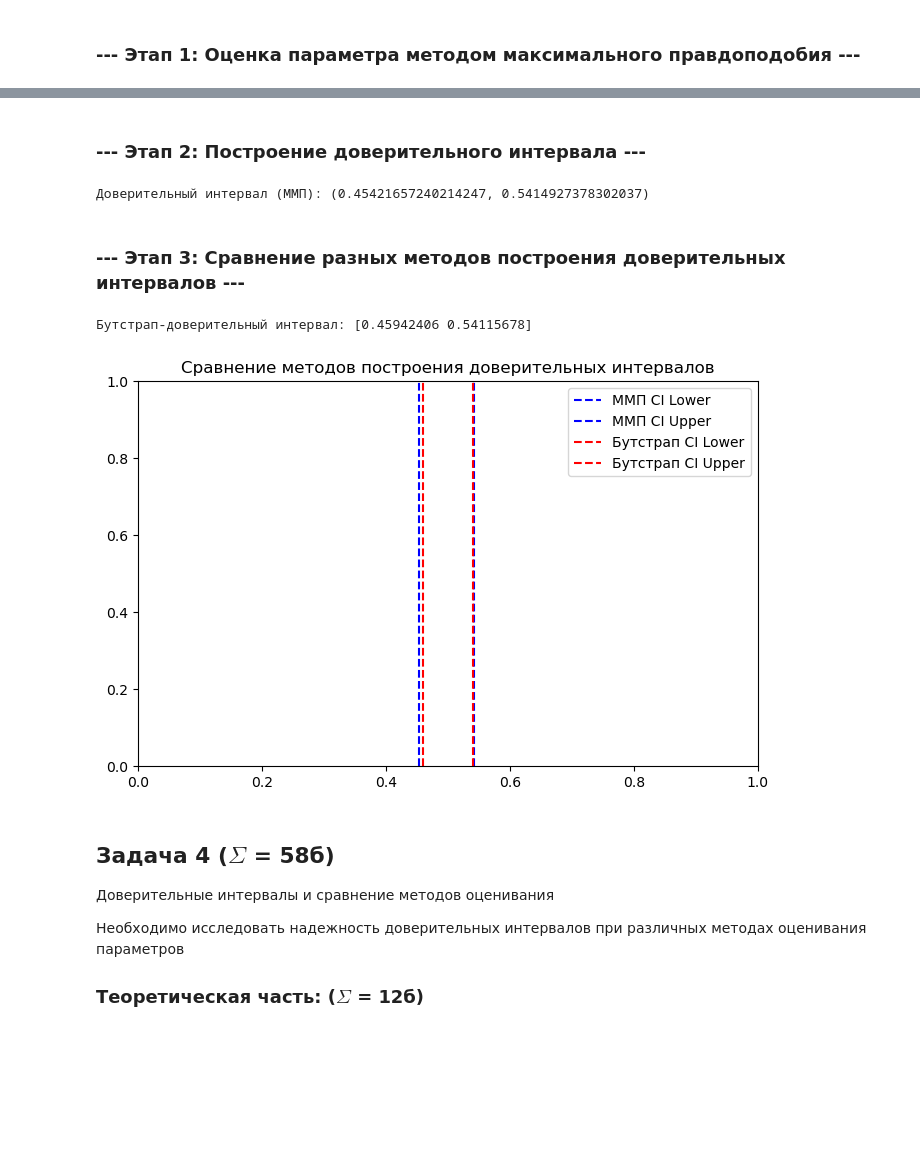
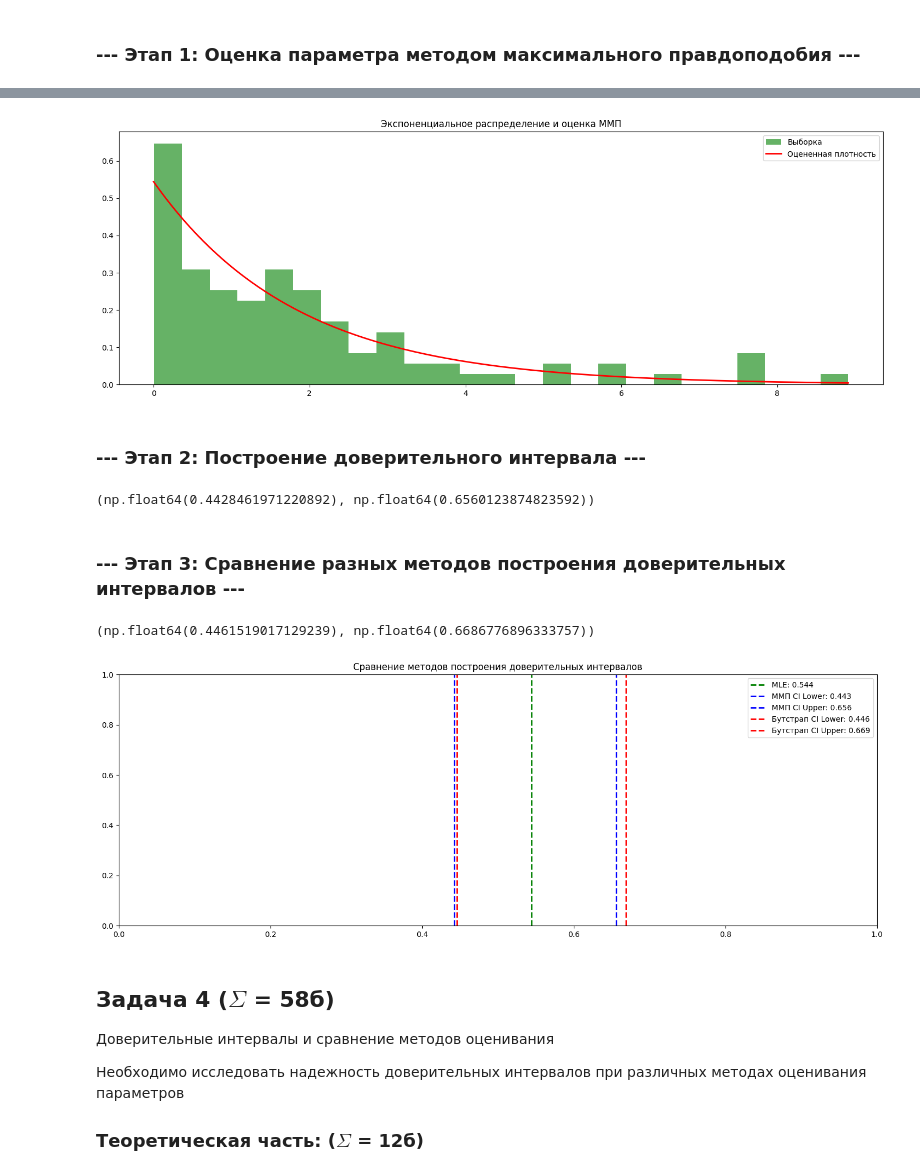
Before and after one commit to r42arty/hse, a Jupyter notebook: mod3/MathStat/MS_3.ipynb, the cells around one changed output, grey strips where cells are left out. Saved outputs shown, nothing was run; the diff lists cells and outputs as text; code cells hidden in the pictures; blank space fills up the shorter version.

```diff
--- a/mod3/MathStat/MS_3.ipynb
+++ b/mod3/MathStat/MS_3.ipynb
@@ -200,7 +201,15 @@ import seaborn as sns
 from sklearn.utils import resample
 # %%
 # Генерация выборки
+np.random.seed(0)
+
+n = 100                 # размер выборки
+true_lambda = 0.5       # истинное значение λ для экспоненциального распределения
+scale = 1 / true_lambda # параметр scale для np.random.exponential (обратный λ)
+data = np.random.exponential(scale=scale, size=n) # генерация выборки из экспоненциального распределения
 # %% [markdown]
 ### --- Этап 1: Оценка параметра методом максимального правдоподобия ---
 # %%
+est_lambda = 1 / np.mean(data)
+est_lambda
 # %% [output]
@@ -209,16 +217,56 @@ from sklearn.utils import resample
+# %%
+x = np.linspace(0, np.max(data), 200)
+est_pdf = est_lambda * np.exp(-est_lambda * x)
+
+plt.figure(figsize=(18,6))
+plt.hist(data, density=True, alpha=0.6, color='green', bins=25, label='Выборка' )
+plt.plot(x, est_pdf, 'r', linewidth=2, label='Оцененная плотность')
+plt.title('Экспоненциальное распределение и оценка ММП')
+plt.legend()
+
+plt.show()
+# %% [output]
+[figure, added]
 # %% [markdown]
 ### --- Этап 2: Построение доверительного интервала ---
 # %%
+alpha = 0.05
+chi2_lower = stats.chi2.ppf(alpha / 2, 2 * n)
+chi2_upper = stats.chi2.ppf(1 - alpha / 2, 2 * n)
+sum_data = np.sum(data)
+ci_classical_lower = chi2_lower / (2 * sum_data)
+ci_classical_upper = chi2_upper / (2 * sum_data)
+ci_classical_lower, ci_classical_upper
 # %% [output]
-Доверительный интервал (ММП): (0.45421657240214247, 0.5414927378302037)
+(np.float64(0.4428461971220892), np.float64(0.6560123874823592))
 # %% [markdown]
 ### --- Этап 3: Сравнение разных методов построения доверительных интервалов ---
 # %%
+n_bootstrap = 1000
+bootstrap_estimates = np.zeros(n_bootstrap)
+for i in range(n_bootstrap):
+    bootstrap_sample = resample(data, n_samples=n, random_state=i)
+    bootstrap_estimates[i] = 1 / np.mean(bootstrap_sample)
+
+# Доверительный интервал на основе эмпирических перцентилей бутстрап-распределения
+ci_bootstrap_lower = np.percentile(bootstrap_estimates, 2.5)
+ci_bootstrap_upper = np.percentile(bootstrap_estimates, 97.5)
+ci_bootstrap_lower, ci_bootstrap_upper
 # %% [output]
-Бутстрап-доверительный интервал: [0.45942406 0.54115678]
+(np.float64(0.4461519017129239), np.float64(0.6686776896333757))
 # %%
+plt.figure(figsize=(18, 6))
+plt.axvline(est_lambda, color='green', linestyle='dashed', linewidth=2, label=f'MLE: {est_lambda:.3f}')
+plt.axvline(ci_classical_lower, color='blue', linestyle='dashed', linewidth=2, label=f'ММП CI Lower: {ci_classical_lower:.3f}')
+plt.axvline(ci_classical_upper, color='blue', linestyle='dashed', linewidth=2, label=f'ММП CI Upper: {ci_classical_upper:.3f}')
+plt.axvline(ci_bootstrap_lower, color='red', linestyle='dashed', linewidth=2, label=f'Бутстрап CI Lower: {ci_bootstrap_lower:.3f}')
+plt.axvline(ci_bootstrap_upper, color='red', linestyle='dashed', linewidth=2, label=f'Бутстрап CI Upper: {ci_bootstrap_upper:.3f}')
+plt.title('Сравнение методов построения доверительных интервалов')
+plt.legend()
+
+plt.show()
 # %% [output]
-[figure, old version]
+[figure, new version]
 # %% [markdown]
 ## Задача 4 ($\Sigma$ = 58б)
 Доверительные интервалы и сравнение методов оценивания
```
Also changed, not shown: parts of 7 cells of this notebook.
